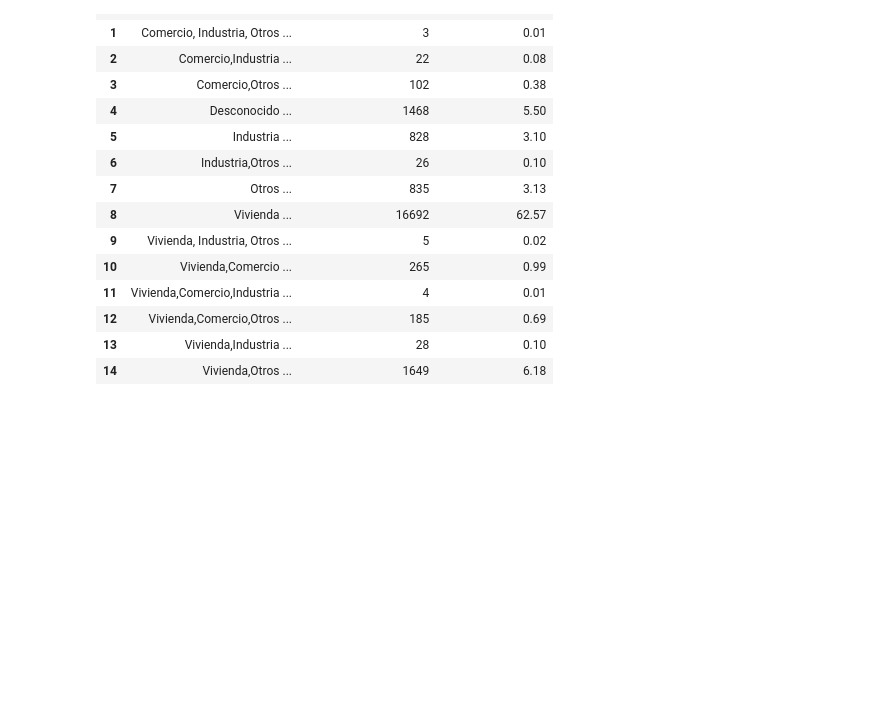
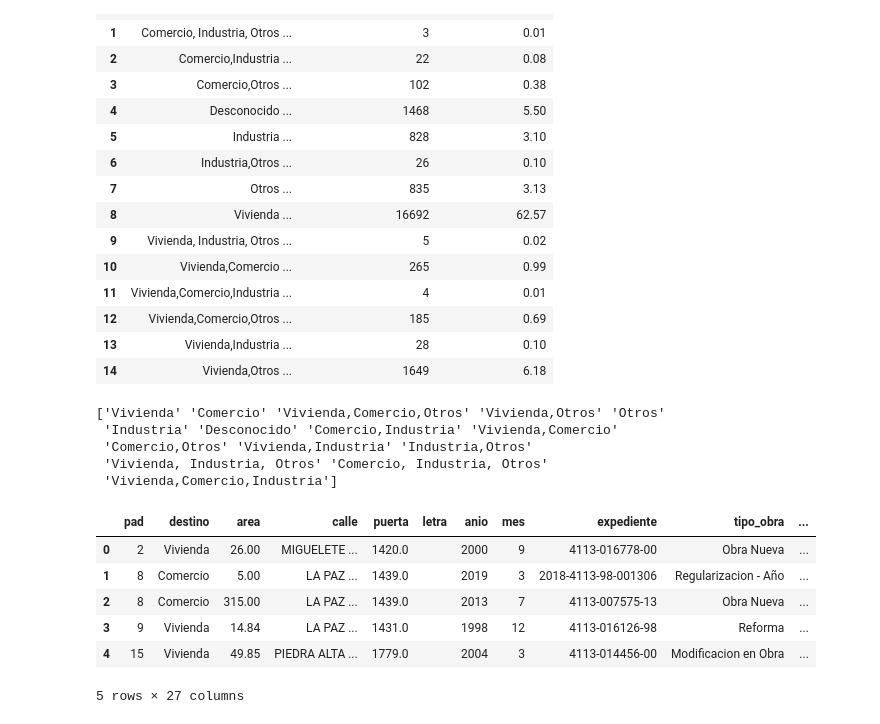
Before and after one commit to danblanc/python-para-ciencia-de-datos, a Jupyter notebook: Proyectos/Proyecto Crey_VFern/ReyFer.ipynb, the cells around one changed output. Cells and saved outputs as stored; diff of their text form; code cells hidden in the pictures; blank space fills up the shorter version.

Commit message:
nueva modif

```diff
--- a/Proyectos/Proyecto Crey_VFern/ReyFer.ipynb
+++ b/Proyectos/Proyecto Crey_VFern/ReyFer.ipynb
@@ -433,6 +433,16 @@ conteo_destino
 | 12 | Vivienda,Comercio,Otros ... | 185 | 0.69 |
 | 13 | Vivienda,Industria ... | 28 | 0.10 |
 | 14 | Vivienda,Otros ... | 1649 | 6.18 |
+# %%
+print(per_cat['destino'].unique())
+# %% [output]
+['Vivienda' 'Comercio' 'Vivienda,Comercio,Otros' 'Vivienda,Otros' 'Otros'
+ 'Industria' 'Desconocido' 'Comercio,Industria' 'Vivienda,Comercio'
+ 'Comercio,Otros' 'Vivienda,Industria' 'Industria,Otros'
+ 'Vivienda, Industria, Otros' 'Comercio, Industria, Otros'
+ 'Vivienda,Comercio,Industria']
+# %%
+per_cat['destino'] = per_cat['destino'].str.strip()
 # %%
 mapeo_destinos = {
     'Comercio': 'Actividad_Empresarial',
@@ -451,3 +461,15 @@ mapeo_destinos = {
     'Desconocido' : 'sin destino definido',
     'Otros': 'sin destino definido'
 }
+# %%
+per_cat['Nuevo_Destino'] = per_cat['destino'].map(mapeo_destinos)
+# %%
+per_cat.head()
+# %% [output]
+|  | pad | destino | area | calle | puerta | letra | anio | mes | expediente | tipo_obra | ... |
+| 0 | 2 | Vivienda | 26.00 | MIGUELETE ... | 1420.0 |  | 2000 | 9 | 4113-016778-00 | Obra Nueva | ... |
+| 1 | 8 | Comercio | 5.00 | LA PAZ ... | 1439.0 |  | 2019 | 3 | 2018-4113-98-001306 | Regularizacion - Año | ... |
+| 2 | 8 | Comercio | 315.00 | LA PAZ ... | 1439.0 |  | 2013 | 7 | 4113-007575-13 | Obra Nueva | ... |
+| 3 | 9 | Vivienda | 14.84 | LA PAZ ... | 1431.0 |  | 1998 | 12 | 4113-016126-98 | Reforma | ... |
+| 4 | 15 | Vivienda | 49.85 | PIEDRA ALTA ... | 1779.0 |  | 2004 | 3 | 4113-014456-00 | Modificacion en Obra | ... |
+5 rows × 27 columns
```
Also changed, not shown: parts of 1 cell of this notebook.
